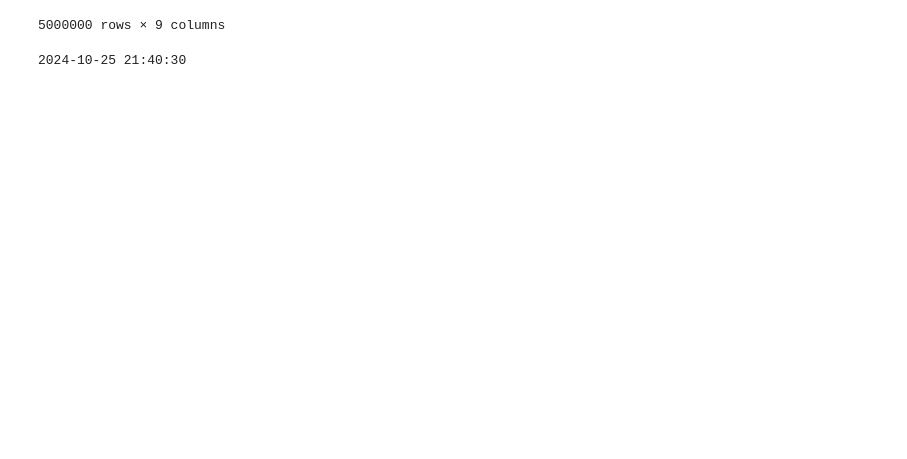
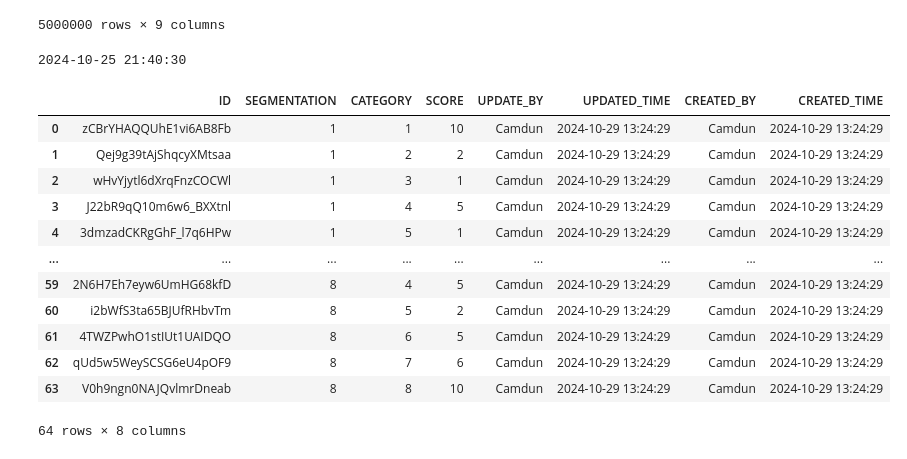
Before and after one commit to chamdan55/promo_project, a Jupyter notebook: generate_data.ipynb, the cells around one changed output. Saved outputs shown, nothing was run; the diff lists cells and outputs as text; code cells hidden in the pictures; blank space fills up the shorter version.

```diff
--- a/generate_data.ipynb
+++ b/generate_data.ipynb
@@ -26,9 +33,10 @@ def generate_random_date(start_date, end_date):
 data = {
     'MCC_GROUP': ['ALFAMART', 'INDOMARET', 'SUPERINDO', 'ERAFONE', 'IBOX', 'BARAYA', 'DAYTRANS', 'GRAPARI', 'GERAI IM3', 'IKEA', 'DECATHLON'],
     'MERCHANT_CATEGORY': ['Food & Beverage', 'Lifestyle', 'Travel & Transportation', 'Gadget & Electronics', 'E-Commerce', 'Health & Beauty', 'Others/Miscellaneous', 'Telco'],
-    'ASSETS': list(range(1, 6)),
-    'AGE': list(range(1, 6)),
-    'SEGMENTATION': ['All Segment', 'Working Professionals', 'Emerging Wealth', 'Wealthy Achievers', 'Young Gen & Early Jobber', 'Mature High Networth', 'Silver Ager', 'Minimal'],
+    'CATEGORY': list(range(1,9)),
+    'ASSETS': list(range(int(1e6), int(1e10), int(1e6))),
+    'AGE': list(range(1, 50*12)),
+    'SEGMENTATION': list(range(1,9)),#['All Segment', 'Working Professionals', 'Emerging Wealth', 'Wealthy Achievers', 'Young Gen & Early Jobber', 'Mature High Networth', 'Silver Ager', 'Minimal'],
     'RELIGION': ['Islam', 'Christian', 'Catholic', 'Buddha', 'Hindu', 'Konghucu', 'Others'],
     'GENDER': ['M', 'F'],
     'LOCATION': ['Nasional', 'Balikpapan', 'Bandung', 'Denpasar', 'Jakarta', 'Makassar', 'Malang', 'Manado', 'Medan', 'Padang', 'Palembang', 'Papua', 'Semarang', 'Surabaya', 'Yogyakarta'],
@@ -248,0 +249,49 @@ ranking_segmentation_category = pd.DataFrame({
+# %%
+# Generate all combinations of list1 and list2
+combinations = list(itertools.product(data['SEGMENTATION'], data['CATEGORY']))
+
+promo_segmentation = pd.DataFrame(combinations, columns=['SEGMENTATION', 'CATEGORY'])
+n = len(promo_segmentation)
+times = datetime.now().strftime('%Y-%m-%d %H:%M:%S')
+times
+other = {
+    'ID': [str(nanoid.generate(size=21)) for _ in range(n)],
+    'SCORE': [random.choice(data['RANKING']) for _ in range(n)],
+    'UPDATE_BY': ['Camdun' for _ in range(n)],
+    'UPDATED_TIME': [times for _ in range(n)],
+    'CREATED_BY': ['Camdun' for _ in range(n)],
+    'CREATED_TIME': [times for _ in range(n)]
+}
+
+for key, val in other.items():
+    promo_segmentation[key] = other[key]
+
+promo_segmentation = promo_segmentation[['ID', 'SEGMENTATION', 'CATEGORY', 'SCORE','UPDATE_BY', 'UPDATED_TIME', 'CREATED_BY', 'CREATED_TIME']]
+promo_segmentation
+
+# times = datetime.now().strftime('%Y-%m-%d %H:%M:%S')
+# n = int(1e6)
+# promo_segmentation = pd.DataFrame({
+#     'ID'                : [str(nanoid.generate(size=21)) for _ in range(n)],
+#     'SEGMENTATION'      : [random.choice(data['SEGMENTATION']) for _ in range(n)],
+#     'CATEGORY'          : [random.choice(data['CATEGORY']) for _ in range(n)],
+#     'SCORE'             : [random.choice(data['RANKING']) for _ in range(n)],
+#     'UPDATE_BY'         : ['Camdun' for _ in range(n)],
+#     'UPDATED_TIME'      : [times for _ in range(n)],
+#     'CREATED_BY'        : ['Camdun' for _ in range(n)],
+#     'CREATED_TIME'      : [times for _ in range(n)]
+# })
+# %% [output]
+|  | ID | SEGMENTATION | CATEGORY | SCORE | UPDATE_BY | UPDATED_TIME | CREATED_BY | CREATED_TIME |
+| 0 | zCBrYHAQQUhE1vi6AB8Fb | 1 | 1 | 10 | Camdun | 2024-10-29 13:24:29 | Camdun | 2024-10-29 13:24:29 |
+| 1 | Qej9g39tAjShqcyXMtsaa | 1 | 2 | 2 | Camdun | 2024-10-29 13:24:29 | Camdun | 2024-10-29 13:24:29 |
+| 2 | wHvYjytl6dXrqFnzCOCWl | 1 | 3 | 1 | Camdun | 2024-10-29 13:24:29 | Camdun | 2024-10-29 13:24:29 |
+| 3 | J22bR9qQ10m6w6_BXXtnl | 1 | 4 | 5 | Camdun | 2024-10-29 13:24:29 | Camdun | 2024-10-29 13:24:29 |
+| 4 | 3dmzadCKRgGhF_l7q6HPw | 1 | 5 | 1 | Camdun | 2024-10-29 13:24:29 | Camdun | 2024-10-29 13:24:29 |
+| ... | ... | ... | ... | ... | ... | ... | ... | ... |
+| 59 | 2N6H7Eh7eyw6UmHG68kfD | 8 | 4 | 5 | Camdun | 2024-10-29 13:24:29 | Camdun | 2024-10-29 13:24:29 |
+| 60 | i2bWfS3ta65BJUfRHbvTm | 8 | 5 | 2 | Camdun | 2024-10-29 13:24:29 | Camdun | 2024-10-29 13:24:29 |
+| 61 | 4TWZPwhO1stIUt1UAIDQO | 8 | 6 | 5 | Camdun | 2024-10-29 13:24:29 | Camdun | 2024-10-29 13:24:29 |
+| 62 | qUd5w5WeySCSG6eU4pOF9 | 8 | 7 | 6 | Camdun | 2024-10-29 13:24:29 | Camdun | 2024-10-29 13:24:29 |
+| 63 | V0h9ngn0NAJQvlmrDneab | 8 | 8 | 10 | Camdun | 2024-10-29 13:24:29 | Camdun | 2024-10-29 13:24:29 |
+64 rows × 8 columns
```
Also changed, not shown: parts of 5 cells of this notebook, 1 other file.
